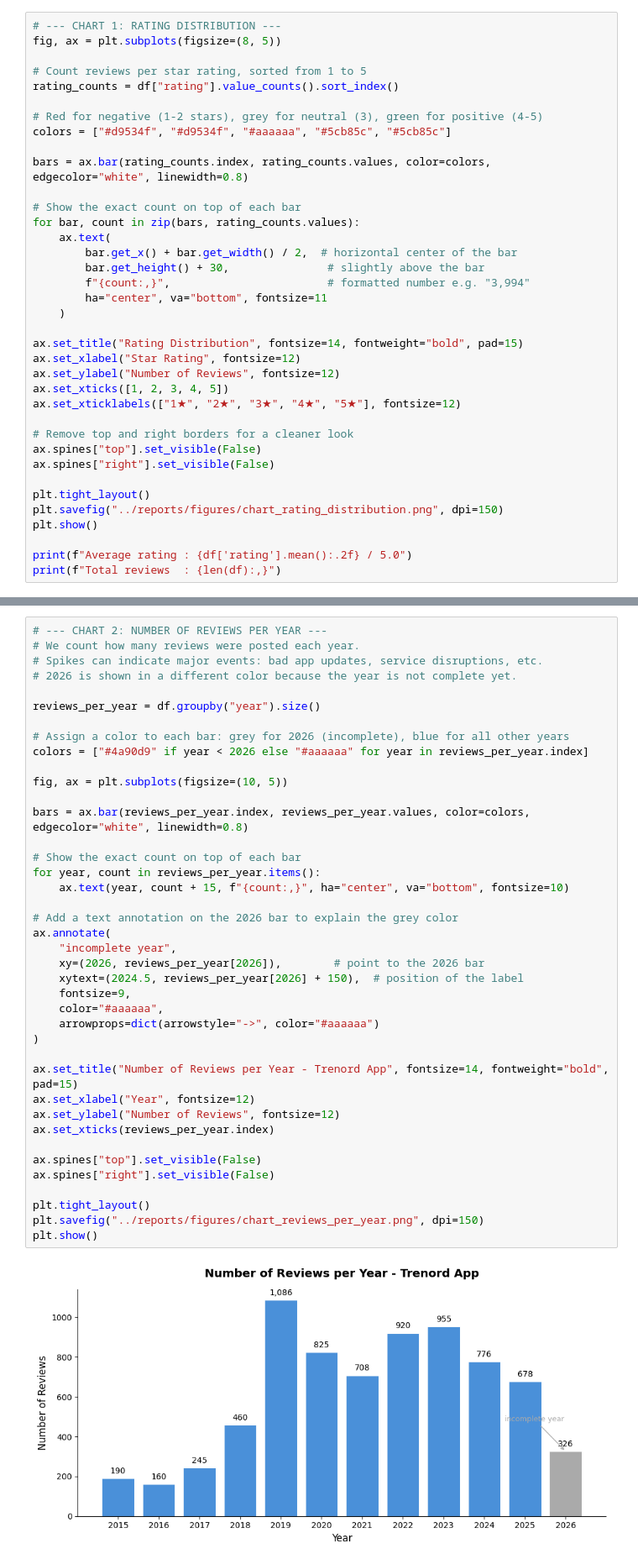
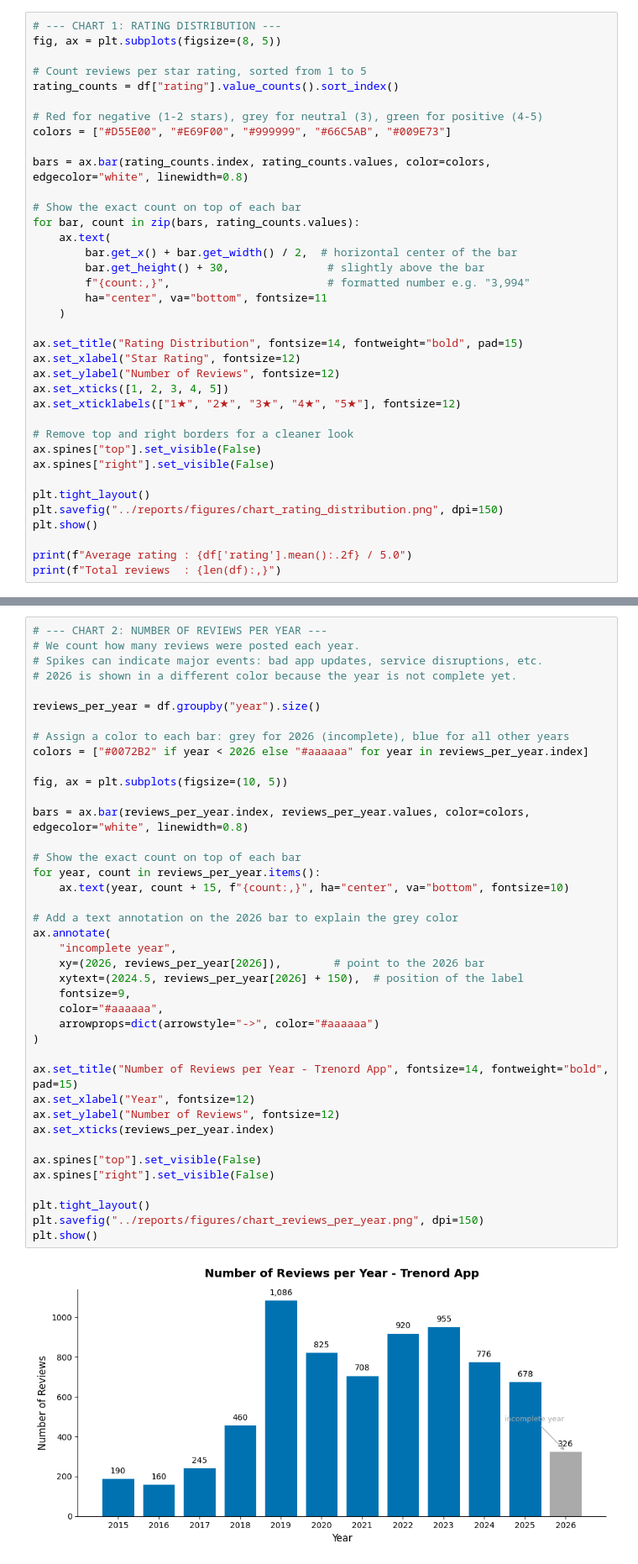
Before and after one commit to paolotroia-datavizlab/trenord-reviews-bertopic, a Jupyter notebook: notebooks/03_analysis.ipynb, the cells around one changed output, grey strips where cells are left out. Shown at 84% size. Saved outputs shown, nothing was run; the diff lists cells and outputs as text.

Commit message:
Verify 04b and 04c rewrites, add topic charts, Okabe-Ito palette, pin scipy and nbformat

```diff
--- a/notebooks/03_analysis.ipynb
+++ b/notebooks/03_analysis.ipynb
@@ -78,7 +78,7 @@ fig, ax = plt.subplots(figsize=(8, 5))
 rating_counts = df["rating"].value_counts().sort_index()
 
 # Red for negative (1-2 stars), grey for neutral (3), green for positive (4-5)
-colors = ["#d9534f", "#d9534f", "#aaaaaa", "#5cb85c", "#5cb85c"]
+colors = ["#D55E00", "#E69F00", "#999999", "#66C5AB", "#009E73"]
 
 bars = ax.bar(rating_counts.index, rating_counts.values, color=colors, edgecolor="white", linewidth=0.8)
 
@@ -120,39 +120,39 @@ Total reviews  : 7,329
 reviews_per_year = df.groupby("year").size()
 
 # Assign a color to each bar: grey for 2026 (incomplete), blue for all other years
-colors = ["#4a90d9" if year < 2026 else "#aaaaaa" for year in reviews_per_year.index]
+colors = ["#0072B2" if year < 2026 else "#aaaaaa" for year in reviews_per_year.index]
 
 fig, ax = plt.subplots(figsize=(10, 5))
 
 bars = ax.bar(reviews_per_year.index, reviews_per_year.values, color=colors, edgecolor="white", linewidth=0.8)
 
 # Show the exact count on top of each bar
 for year, count in reviews_per_year.items():
     ax.text(year, count + 15, f"{count:,}", ha="center", va="bottom", fontsize=10)
 
 # Add a text annotation on the 2026 bar to explain the grey color
 ax.annotate(
     "incomplete year",
     xy=(2026, reviews_per_year[2026]),        # point to the 2026 bar
     xytext=(2024.5, reviews_per_year[2026] + 150),  # position of the label
     fontsize=9,
     color="#aaaaaa",
     arrowprops=dict(arrowstyle="->", color="#aaaaaa")
 )
 
 ax.set_title("Number of Reviews per Year - Trenord App", fontsize=14, fontweight="bold", pad=15)
 ax.set_xlabel("Year", fontsize=12)
 ax.set_ylabel("Number of Reviews", fontsize=12)
 ax.set_xticks(reviews_per_year.index)
 
 ax.spines["top"].set_visible(False)
 ax.spines["right"].set_visible(False)
 
 plt.tight_layout()
 plt.savefig("../reports/figures/chart_reviews_per_year.png", dpi=150)
 plt.show()
 # %% [output]
-[figure, old version]
+[figure, new version]
 # %%
 # --- CHART 3: AVERAGE RATING OVER TIME ---
 # We use a line chart instead of bars because:
```
Also changed, not shown: parts of 6 cells of this notebook, 18 other files.
